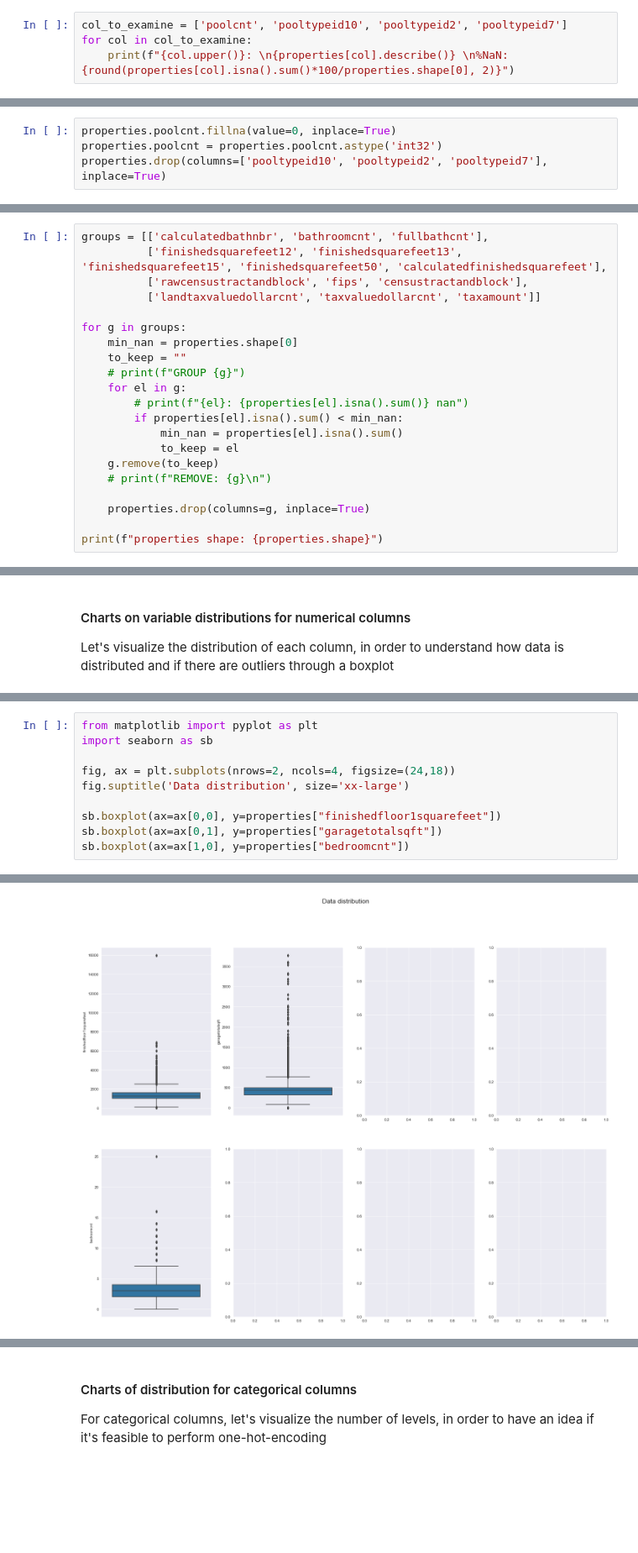
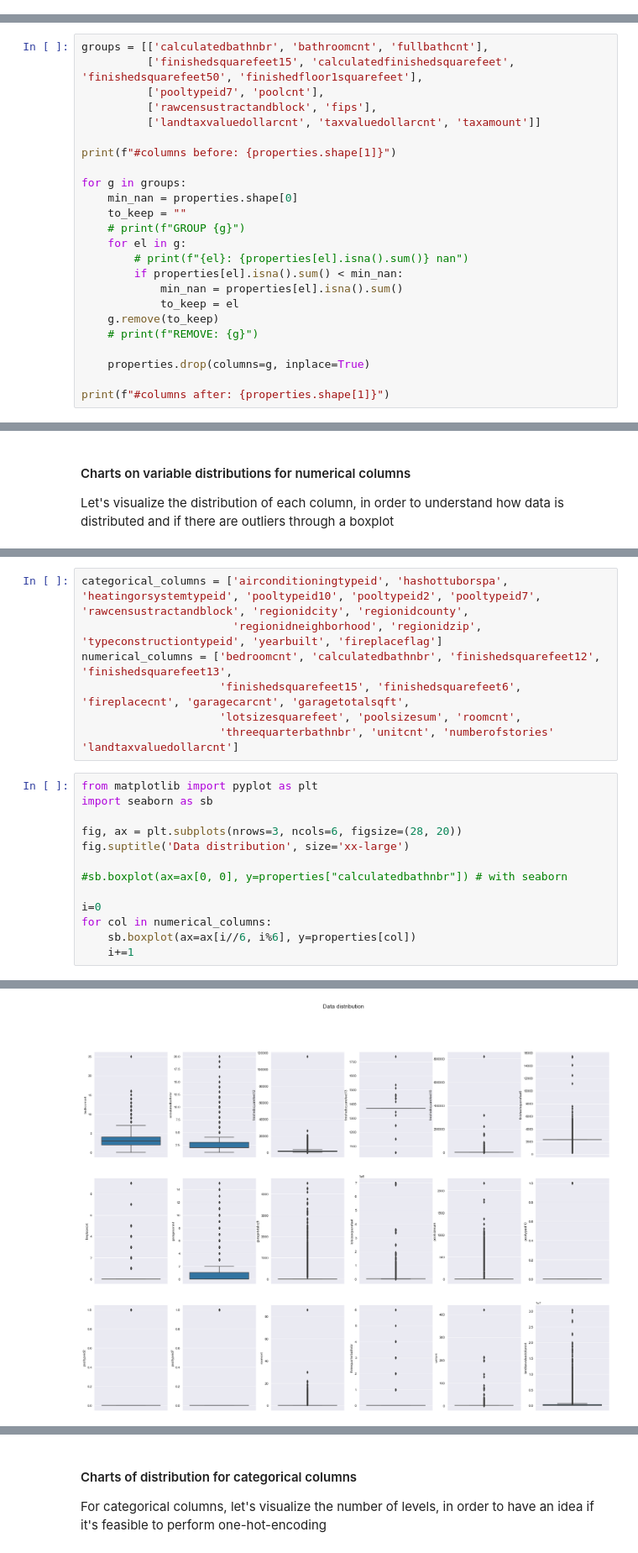
Before and after one commit to mabiondo/DWMProject, a Jupyter notebook: notebooks/DWMProject_ExplorativeDataAnalysis.ipynb, the cells around one changed output, grey strips where cells are left out. Shown at 84% size. Drawn from its saved outputs; the diff is of its cells as text; blank space fills up the shorter version.

Commit message:
Experiments on merging column with similar names + other work on graphics

```diff
--- a/notebooks/DWMProject_ExplorativeDataAnalysis.ipynb
+++ b/notebooks/DWMProject_ExplorativeDataAnalysis.ipynb
@@ -280,4 +382,0 @@ We can immedialy note that for some columns it's no possible to compute the corr
-# %%
-col_to_examine = ['poolcnt', 'pooltypeid10', 'pooltypeid2', 'pooltypeid7']
-for col in col_to_examine:
-    print(f"{col.upper()}: \n{properties[col].describe()} \n%NaN:{round(properties[col].isna().sum()*100/properties.shape[0], 2)}")
@@ -305,5 +383 @@ I handle right now in this way: I keep the column with less NaN and set NaN to 0
-# %%
-properties.poolcnt.fillna(value=0, inplace=True)
-properties.poolcnt = properties.poolcnt.astype('int32')
-properties.drop(columns=['pooltypeid10', 'pooltypeid2', 'pooltypeid7'], inplace=True)
 # %% [markdown]
@@ -350,9 +427,12 @@ So the groups can be:
 For each of them, I'll take the one with more non-NaN value and keep only it
 # %%
 groups = [['calculatedbathnbr', 'bathroomcnt', 'fullbathcnt'],
-          ['finishedsquarefeet12', 'finishedsquarefeet13', 'finishedsquarefeet15', 'finishedsquarefeet50', 'calculatedfinishedsquarefeet'],
-          ['rawcensustractandblock', 'fips', 'censustractandblock'],
+          ['finishedsquarefeet15', 'calculatedfinishedsquarefeet', 'finishedsquarefeet50', 'finishedfloor1squarefeet'],
+          ['pooltypeid7', 'poolcnt'],
+          ['rawcensustractandblock', 'fips'],
           ['landtaxvaluedollarcnt', 'taxvaluedollarcnt', 'taxamount']]
+
+print(f"#columns before: {properties.shape[1]}")
 
 for g in groups:
     min_nan = properties.shape[0]
@@ -364,9 +444,9 @@ for g in groups:
             min_nan = properties[el].isna().sum()
             to_keep = el
     g.remove(to_keep)
-    # print(f"REMOVE: {g}\n")
+    # print(f"REMOVE: {g}")
 
     properties.drop(columns=g, inplace=True)
 
-print(f"properties shape: {properties.shape}")
+print(f"#columns after: {properties.shape[1]}")
 # %% [output]
@@ -377,11 +473,21 @@ Let's visualize the distribution of each column, in order to understand how data
+# %%
+categorical_columns = ['airconditioningtypeid', 'hashottuborspa', 'heatingorsystemtypeid', 'pooltypeid10', 'pooltypeid2', 'pooltypeid7', 'rawcensustractandblock', 'regionidcity', 'regionidcounty',
+                       'regionidneighborhood', 'regionidzip', 'typeconstructiontypeid', 'yearbuilt', 'fireplaceflag']
+numerical_columns = ['bedroomcnt', 'calculatedbathnbr', 'finishedsquarefeet12', 'finishedsquarefeet13',
+                     'finishedsquarefeet15', 'finishedsquarefeet6', 'fireplacecnt', 'garagecarcnt', 'garagetotalsqft',
+                     'lotsizesquarefeet', 'poolsizesum', 'roomcnt',
+                     'threequarterbathnbr', 'unitcnt', 'numberofstories' 'landtaxvaluedollarcnt']
 # %%
 from matplotlib import pyplot as plt
 import seaborn as sb
 
-fig, ax = plt.subplots(nrows=2, ncols=4, figsize=(24,18))
+fig, ax = plt.subplots(nrows=3, ncols=6, figsize=(28, 20))
 fig.suptitle('Data distribution', size='xx-large')
 
-sb.boxplot(ax=ax[0,0], y=properties["finishedfloor1squarefeet"])
-sb.boxplot(ax=ax[0,1], y=properties["garagetotalsqft"])
-sb.boxplot(ax=ax[1,0], y=properties["bedroomcnt"])
+#sb.boxplot(ax=ax[0, 0], y=properties["calculatedbathnbr"]) # with seaborn
+
+i=0
+for col in numerical_columns:
+    sb.boxplot(ax=ax[i//6, i%6], y=properties[col])
+    i+=1
 # %% [output]
@@ -389 +494 @@ sb.boxplot(ax=ax[1,0], y=properties["bedroomcnt"])
-[figure, old version]
+[figure, new version]
```
Also changed, not shown: parts of 39 cells of this notebook.
